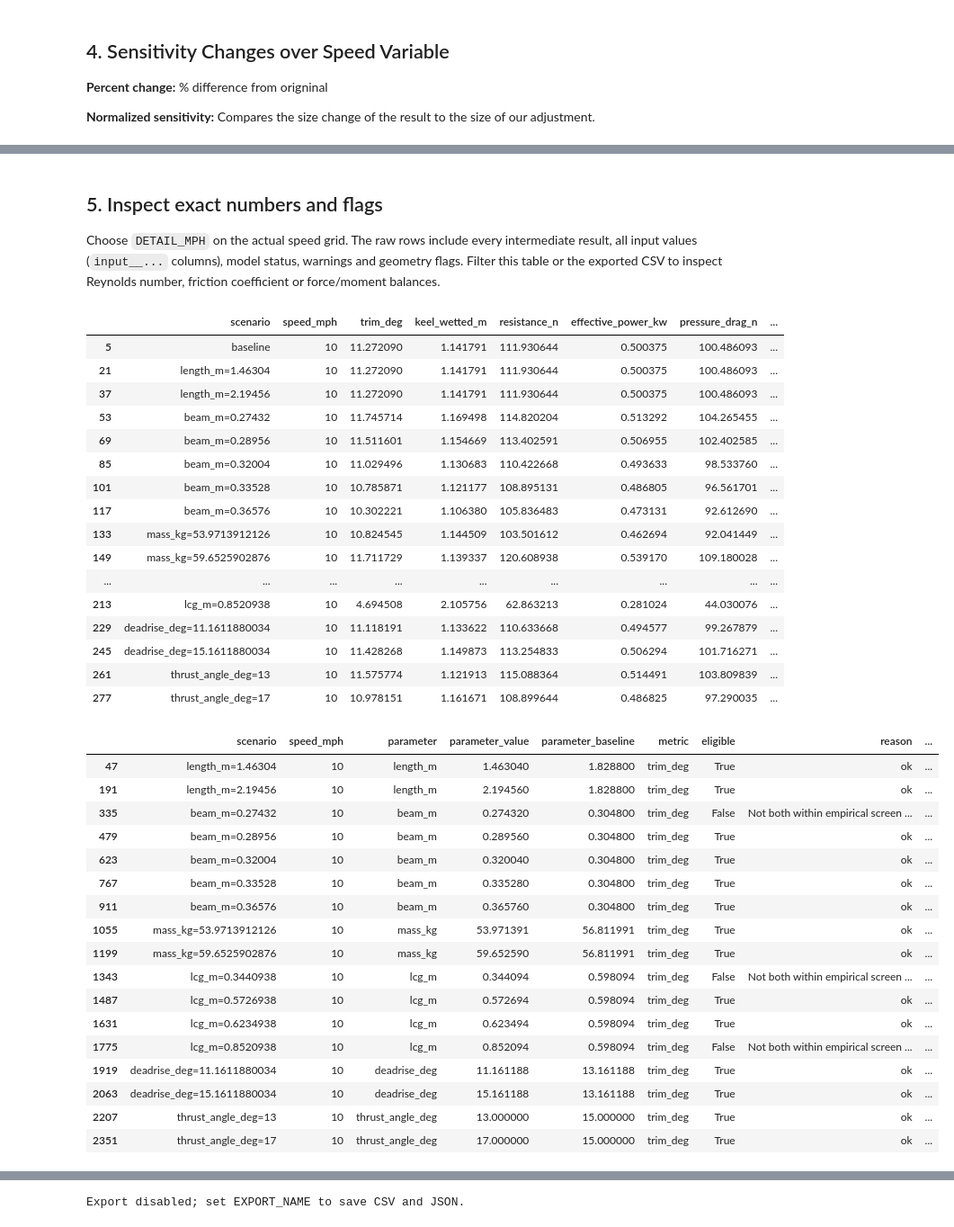
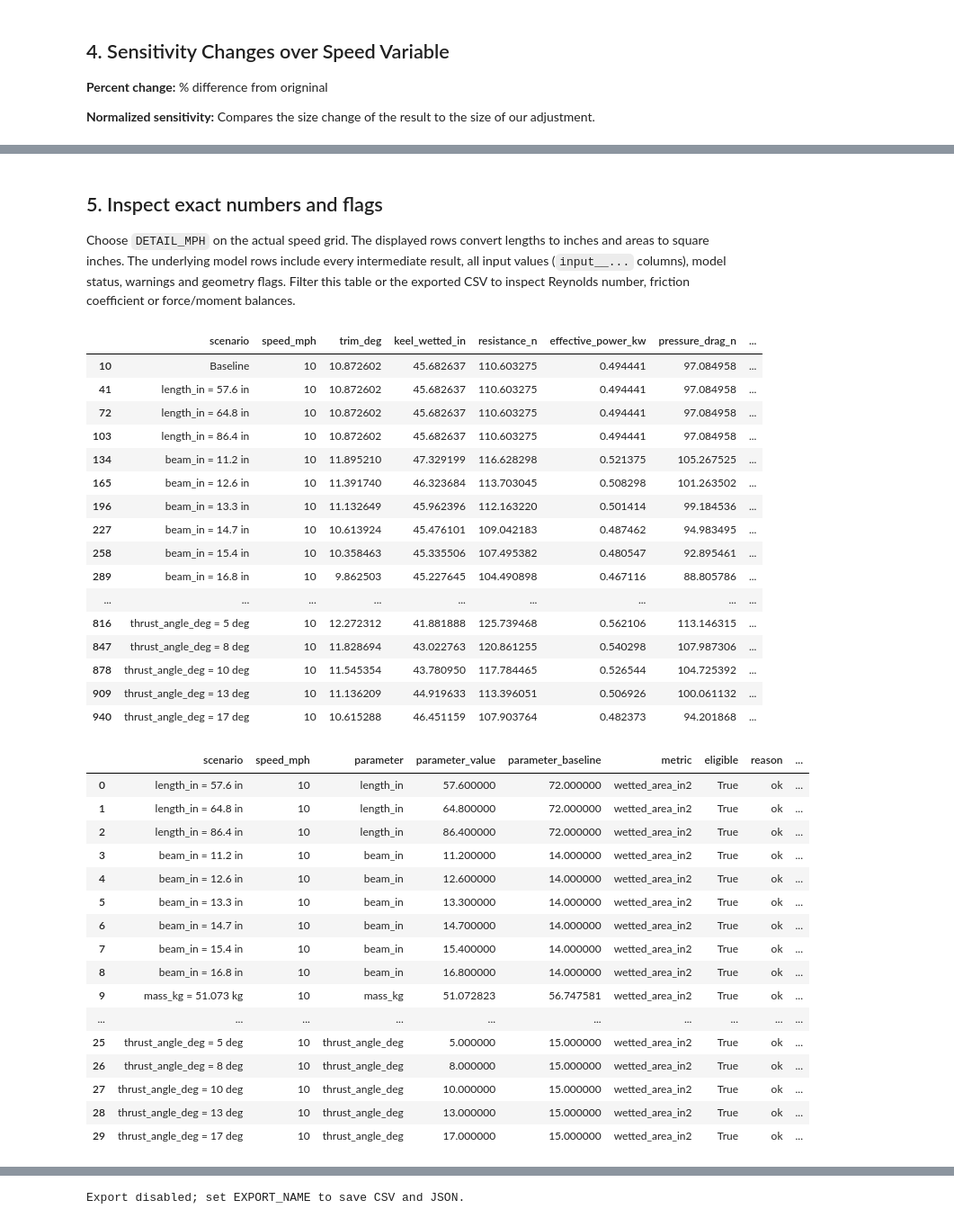
Before and after one commit to MarMar888/haav-modeling, a Jupyter notebook: hull/sensitivity-analysis.ipynb, the cells around one changed output, grey strips where cells are left out. Shown at 90% size. Saved outputs shown, nothing was run; the diff lists cells and outputs as text; code cells hidden in the pictures.

```diff
--- a/hull/sensitivity-analysis.ipynb
+++ b/hull/sensitivity-analysis.ipynb
@@ -213,5 +246,5 @@ plt.show()
 # %%
-PLOT_METRIC = 'trim_deg'
+PLOT_METRIC = 'keel_wetted_in'
 # %%
 fig, axes = plt.subplots(1, 2, figsize=(12, 4), constrained_layout=True)
 if not sensitivity.empty:
@@ -237,54 +270,55 @@ plt.show()
 # %% [markdown]
 ## 5. Inspect exact numbers and flags
 
-Choose `DETAIL_MPH` on the actual speed grid. The raw rows include every intermediate result, all input values (`input__...` columns), model status, warnings and geometry flags. Filter this table or the exported CSV to inspect Reynolds number, friction coefficient or force/moment balances.
+Choose `DETAIL_MPH` on the actual speed grid. The displayed rows convert lengths to inches and areas to square inches. The underlying model rows include every intermediate result, all input values (`input__...` columns), model status, warnings and geometry flags. Filter this table or the exported CSV to inspect Reynolds number, friction coefficient or force/moment balances.
 # %%
-detail = curves[curves['speed_mph'] == DETAIL_MPH]
+display_curves = pd.DataFrame(units.curve_rows_in_inches(payload['results']))
+detail = display_curves[display_curves['speed_mph'] == DETAIL_MPH]
 if detail.empty:
     print('Choose DETAIL_MPH from:', SPEEDS_MPH)
 else:
-    display(detail.reindex(columns=['scenario', 'speed_mph', 'trim_deg', 'keel_wetted_m',
+    display(detail.reindex(columns=['scenario', 'speed_mph', 'trim_deg', 'keel_wetted_in',
         'resistance_n', 'effective_power_kw', 'pressure_drag_n', 'friction_drag_n',
         'reynolds_number', 'status', 'geometry_ok', 'geometry_warning', 'warnings']).round(6))
 if not sensitivity.empty:
-    display(sensitivity[(sensitivity['speed_mph'] == DETAIL_MPH) &
-                        (sensitivity['metric'] == PLOT_METRIC)].round(6))
+    rows = sensitivity[(sensitivity['speed_mph'] == DETAIL_MPH) &
+                       (sensitivity['metric'] == units.si_key(PLOT_METRIC))].to_dict('records')
+    display(pd.DataFrame(units.sensitivity_rows_in_inches(rows)).round(6))
 # %% [output]
-|  | scenario | speed_mph | trim_deg | keel_wetted_m | resistance_n | effective_power_kw | pressure_drag_n | ... |
-| 5 | baseline | 10 | 11.272090 | 1.141791 | 111.930644 | 0.500375 | 100.486093 | ... |
-| 21 | length_m=1.46304 | 10 | 11.272090 | 1.141791 | 111.930644 | 0.500375 | 100.486093 | ... |
-| 37 | length_m=2.19456 | 10 | 11.272090 | 1.141791 | 111.930644 | 0.500375 | 100.486093 | ... |
-| 53 | beam_m=0.27432 | 10 | 11.745714 | 1.169498 | 114.820204 | 0.513292 | 104.265455 | ... |
-| 69 | beam_m=0.28956 | 10 | 11.511601 | 1.154669 | 113.402591 | 0.506955 | 102.402585 | ... |
-| 85 | beam_m=0.32004 | 10 | 11.029496 | 1.130683 | 110.422668 | 0.493633 | 98.533760 | ... |
-| 101 | beam_m=0.33528 | 10 | 10.785871 | 1.121177 | 108.895131 | 0.486805 | 96.561701 | ... |
-| 117 | beam_m=0.36576 | 10 | 10.302221 | 1.106380 | 105.836483 | 0.473131 | 92.612690 | ... |
-| 133 | mass_kg=53.9713912126 | 10 | 10.824545 | 1.144509 | 103.501612 | 0.462694 | 92.041449 | ... |
-| 149 | mass_kg=59.6525902876 | 10 | 11.711729 | 1.139337 | 120.608938 | 0.539170 | 109.180028 | ... |
+|  | scenario | speed_mph | trim_deg | keel_wetted_in | resistance_n | effective_power_kw | pressure_drag_n | ... |
+| 10 | Baseline | 10 | 10.872602 | 45.682637 | 110.603275 | 0.494441 | 97.084958 | ... |
+| 41 | length_in = 57.6 in | 10 | 10.872602 | 45.682637 | 110.603275 | 0.494441 | 97.084958 | ... |
+| 72 | length_in = 64.8 in | 10 | 10.872602 | 45.682637 | 110.603275 | 0.494441 | 97.084958 | ... |
+| 103 | length_in = 86.4 in | 10 | 10.872602 | 45.682637 | 110.603275 | 0.494441 | 97.084958 | ... |
+| 134 | beam_in = 11.2 in | 10 | 11.895210 | 47.329199 | 116.628298 | 0.521375 | 105.267525 | ... |
+| 165 | beam_in = 12.6 in | 10 | 11.391740 | 46.323684 | 113.703045 | 0.508298 | 101.263502 | ... |
+| 196 | beam_in = 13.3 in | 10 | 11.132649 | 45.962396 | 112.163220 | 0.501414 | 99.184536 | ... |
+| 227 | beam_in = 14.7 in | 10 | 10.613924 | 45.476101 | 109.042183 | 0.487462 | 94.983495 | ... |
+| 258 | beam_in = 15.4 in | 10 | 10.358463 | 45.335506 | 107.495382 | 0.480547 | 92.895461 | ... |
+| 289 | beam_in = 16.8 in | 10 | 9.862503 | 45.227645 | 104.490898 | 0.467116 | 88.805786 | ... |
 | ... | ... | ... | ... | ... | ... | ... | ... | ... |
-| 213 | lcg_m=0.8520938 | 10 | 4.694508 | 2.105756 | 62.863213 | 0.281024 | 44.030076 | ... |
-| 229 | deadrise_deg=11.1611880034 | 10 | 11.118191 | 1.133622 | 110.633668 | 0.494577 | 99.267879 | ... |
-| 245 | deadrise_deg=15.1611880034 | 10 | 11.428268 | 1.149873 | 113.254833 | 0.506294 | 101.716271 | ... |
-| 261 | thrust_angle_deg=13 | 10 | 11.575774 | 1.121913 | 115.088364 | 0.514491 | 103.809839 | ... |
-| 277 | thrust_angle_deg=17 | 10 | 10.978151 | 1.161671 | 108.899644 | 0.486825 | 97.290035 | ... |
+| 816 | thrust_angle_deg = 5 deg | 10 | 12.272312 | 41.881888 | 125.739468 | 0.562106 | 113.146315 | ... |
+| 847 | thrust_angle_deg = 8 deg | 10 | 11.828694 | 43.022763 | 120.861255 | 0.540298 | 107.987306 | ... |
+| 878 | thrust_angle_deg = 10 deg | 10 | 11.545354 | 43.780950 | 117.784465 | 0.526544 | 104.725392 | ... |
+| 909 | thrust_angle_deg = 13 deg | 10 | 11.136209 | 44.919633 | 113.396051 | 0.506926 | 100.061132 | ... |
+| 940 | thrust_angle_deg = 17 deg | 10 | 10.615288 | 46.451159 | 107.903764 | 0.482373 | 94.201868 | ... |
 |  | scenario | speed_mph | parameter | parameter_value | parameter_baseline | metric | eligible | reason | ... |
-| 47 | length_m=1.46304 | 10 | length_m | 1.463040 | 1.828800 | trim_deg | True | ok | ... |
-| 191 | length_m=2.19456 | 10 | length_m | 2.194560 | 1.828800 | trim_deg | True | ok | ... |
-| 335 | beam_m=0.27432 | 10 | beam_m | 0.274320 | 0.304800 | trim_deg | False | Not both within empirical screen ... | ... |
-| 479 | beam_m=0.28956 | 10 | beam_m | 0.289560 | 0.304800 | trim_deg | True | ok | ... |
-| 623 | beam_m=0.32004 | 10 | beam_m | 0.320040 | 0.304800 | trim_deg | True | ok | ... |
-| 767 | beam_m=0.33528 | 10 | beam_m | 0.335280 | 0.304800 | trim_deg | True | ok | ... |
-| 911 | beam_m=0.36576 | 10 | beam_m | 0.365760 | 0.304800 | trim_deg | True | ok | ... |
-| 1055 | mass_kg=53.9713912126 | 10 | mass_kg | 53.971391 | 56.811991 | trim_deg | True | ok | ... |
-| 1199 | mass_kg=59.6525902876 | 10 | mass_kg | 59.652590 | 56.811991 | trim_deg | True | ok | ... |
-| 1343 | lcg_m=0.3440938 | 10 | lcg_m | 0.344094 | 0.598094 | trim_deg | False | Not both within empirical screen ... | ... |
-| 1487 | lcg_m=0.5726938 | 10 | lcg_m | 0.572694 | 0.598094 | trim_deg | True | ok | ... |
-| 1631 | lcg_m=0.6234938 | 10 | lcg_m | 0.623494 | 0.598094 | trim_deg | True | ok | ... |
-| 1775 | lcg_m=0.8520938 | 10 | lcg_m | 0.852094 | 0.598094 | trim_deg | False | Not both within empirical screen ... | ... |
-| 1919 | deadrise_deg=11.1611880034 | 10 | deadrise_deg | 11.161188 | 13.161188 | trim_deg | True | ok | ... |
-| 2063 | deadrise_deg=15.1611880034 | 10 | deadrise_deg | 15.161188 | 13.161188 | trim_deg | True | ok | ... |
-| 2207 | thrust_angle_deg=13 | 10 | thrust_angle_deg | 13.000000 | 15.000000 | trim_deg | True | ok | ... |
-| 2351 | thrust_angle_deg=17 | 10 | thrust_angle_deg | 17.000000 | 15.000000 | trim_deg | True | ok | ... |
+| 0 | length_in = 57.6 in | 10 | length_in | 57.600000 | 72.000000 | wetted_area_in2 | True | ok | ... |
+| 1 | length_in = 64.8 in | 10 | length_in | 64.800000 | 72.000000 | wetted_area_in2 | True | ok | ... |
+| 2 | length_in = 86.4 in | 10 | length_in | 86.400000 | 72.000000 | wetted_area_in2 | True | ok | ... |
+| 3 | beam_in = 11.2 in | 10 | beam_in | 11.200000 | 14.000000 | wetted_area_in2 | True | ok | ... |
+| 4 | beam_in = 12.6 in | 10 | beam_in | 12.600000 | 14.000000 | wetted_area_in2 | True | ok | ... |
+| 5 | beam_in = 13.3 in | 10 | beam_in | 13.300000 | 14.000000 | wetted_area_in2 | True | ok | ... |
+| 6 | beam_in = 14.7 in | 10 | beam_in | 14.700000 | 14.000000 | wetted_area_in2 | True | ok | ... |
+| 7 | beam_in = 15.4 in | 10 | beam_in | 15.400000 | 14.000000 | wetted_area_in2 | True | ok | ... |
+| 8 | beam_in = 16.8 in | 10 | beam_in | 16.800000 | 14.000000 | wetted_area_in2 | True | ok | ... |
+| 9 | mass_kg = 51.073 kg | 10 | mass_kg | 51.072823 | 56.747581 | wetted_area_in2 | True | ok | ... |
+| ... | ... | ... | ... | ... | ... | ... | ... | ... | ... |
+| 25 | thrust_angle_deg = 5 deg | 10 | thrust_angle_deg | 5.000000 | 15.000000 | wetted_area_in2 | True | ok | ... |
+| 26 | thrust_angle_deg = 8 deg | 10 | thrust_angle_deg | 8.000000 | 15.000000 | wetted_area_in2 | True | ok | ... |
+| 27 | thrust_angle_deg = 10 deg | 10 | thrust_angle_deg | 10.000000 | 15.000000 | wetted_area_in2 | True | ok | ... |
+| 28 | thrust_angle_deg = 13 deg | 10 | thrust_angle_deg | 13.000000 | 15.000000 | wetted_area_in2 | True | ok | ... |
+| 29 | thrust_angle_deg = 17 deg | 10 | thrust_angle_deg | 17.000000 | 15.000000 | wetted_area_in2 | True | ok | ... |
 # %% [markdown]
 ## 6. Export or restart an analysis
 
```
Also changed, not shown: parts of 11 cells of this notebook, 21 other files.
